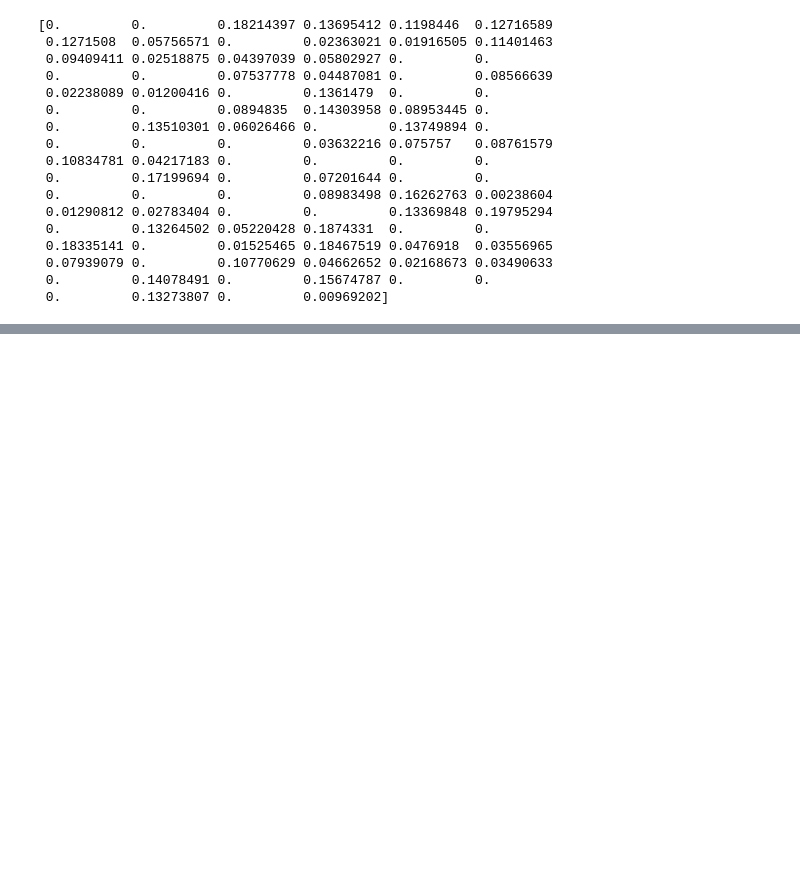
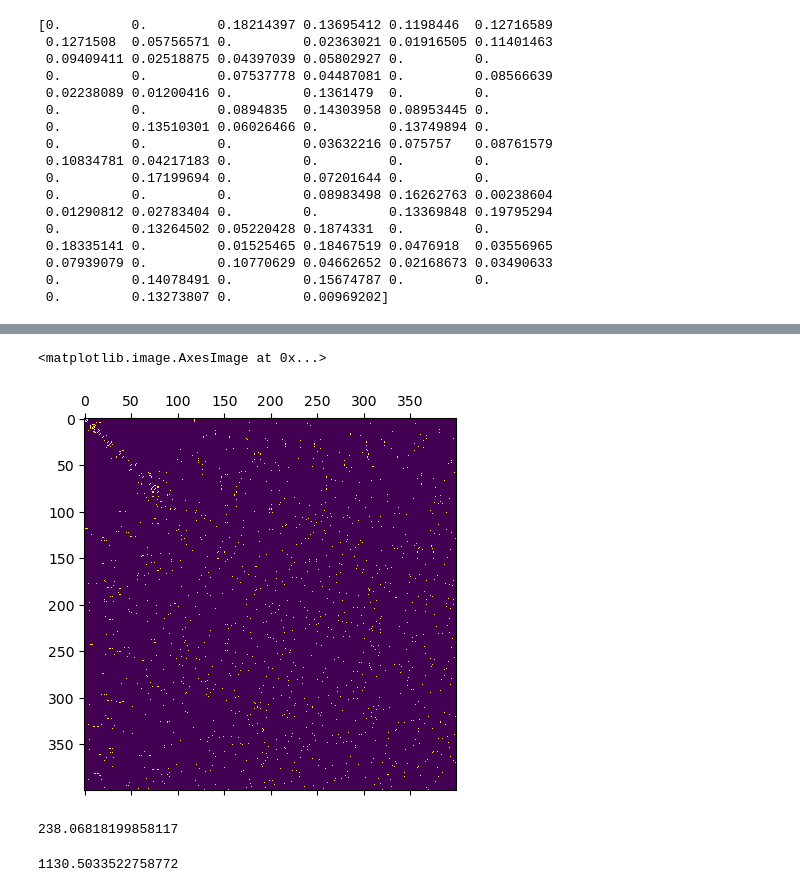
Before and after one commit to seai-lab/PyGBS, a Jupyter notebook: sanity_check.ipynb, the cells around one changed output, grey strips where cells are left out. Drawn from its saved outputs; the diff is of its cells as text; code cells hidden in the pictures; blank space fills up the shorter version.

```diff
--- a/sanity_check.ipynb
+++ b/sanity_check.ipynb
@@ -137,0 +260,13 @@ print(logodds - logodds_bins)
+# %%
+from gbsio import read_from_csv
+from partition import SSIPartitioner
+from gbs import compute_kl_sri
+
+## Read coordinates and values from CSV file.
+coords, values = read_from_csv("data/example_data.csv", value_column="hit@1")
+
+values[values==0] += 1e-4
+values[values==1] -= 1e-4
+
+## Construct a partitioner that extract neighborhood points.
+partitioner = SSIPartitioner(coords, values)
@@ -137,0 +275,5 @@ print(logodds - logodds_bins)
+# %%
+bins = np.arange(-10, 10.1, 1.0)
+pt = LogOddsPerformanceTransformer(bins)
+# %%
+loss = MarkedSSILoss(partitioner, pt, radius=0.05, n_cls=10, n_neighbor_points=400)
@@ -137,0 +296,13 @@ print(logodds - logodds_bins)
+# %%
+plt.matshow(loss.weight_matrix_lookup[1000])
+# %% [output]
+<matplotlib.image.AxesImage at 0x...>
+[figure, added]
+# %%
+loss.mean_lookup[1000]
+# %% [output]
+238.06818199858117
+# %%
+loss.std_lookup[1000]
+# %% [output]
+1130.5033522758772
```
Also changed, not shown: parts of 52 cells of this notebook, 12 other files.
